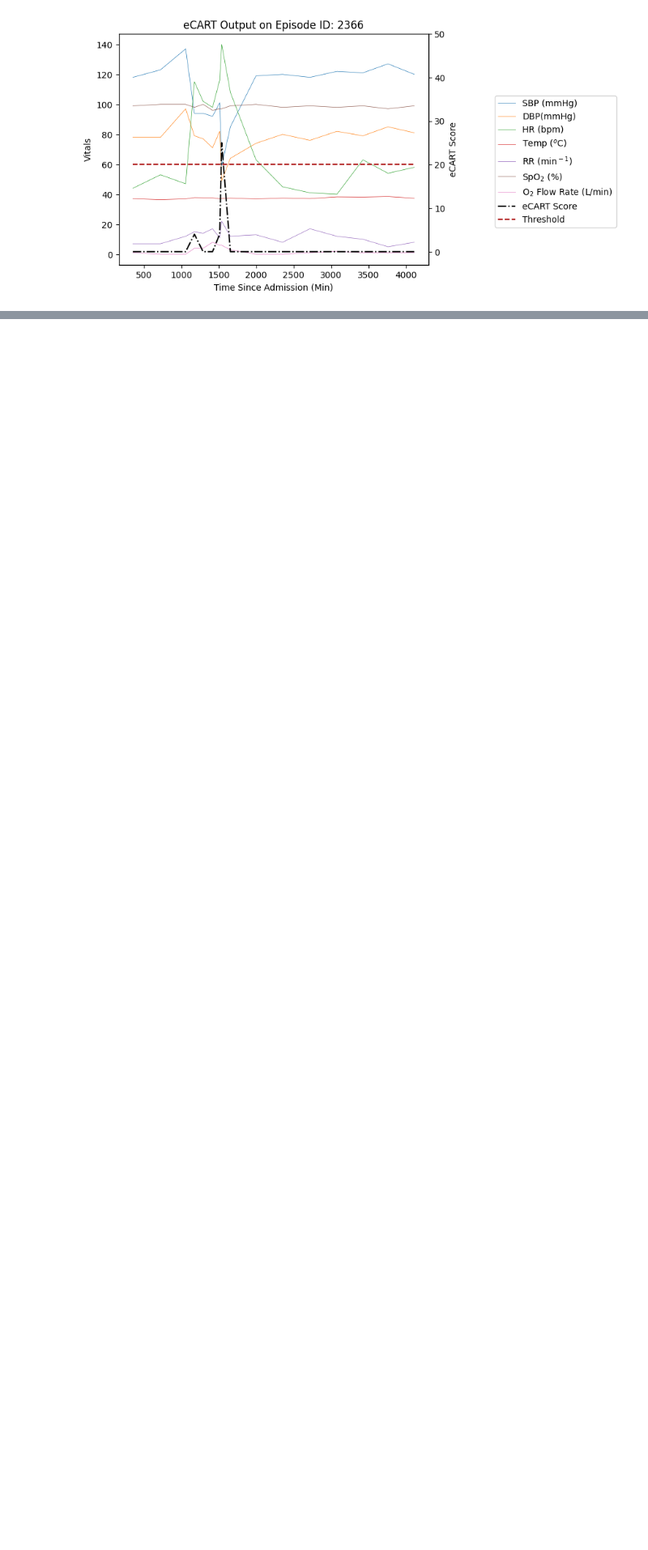
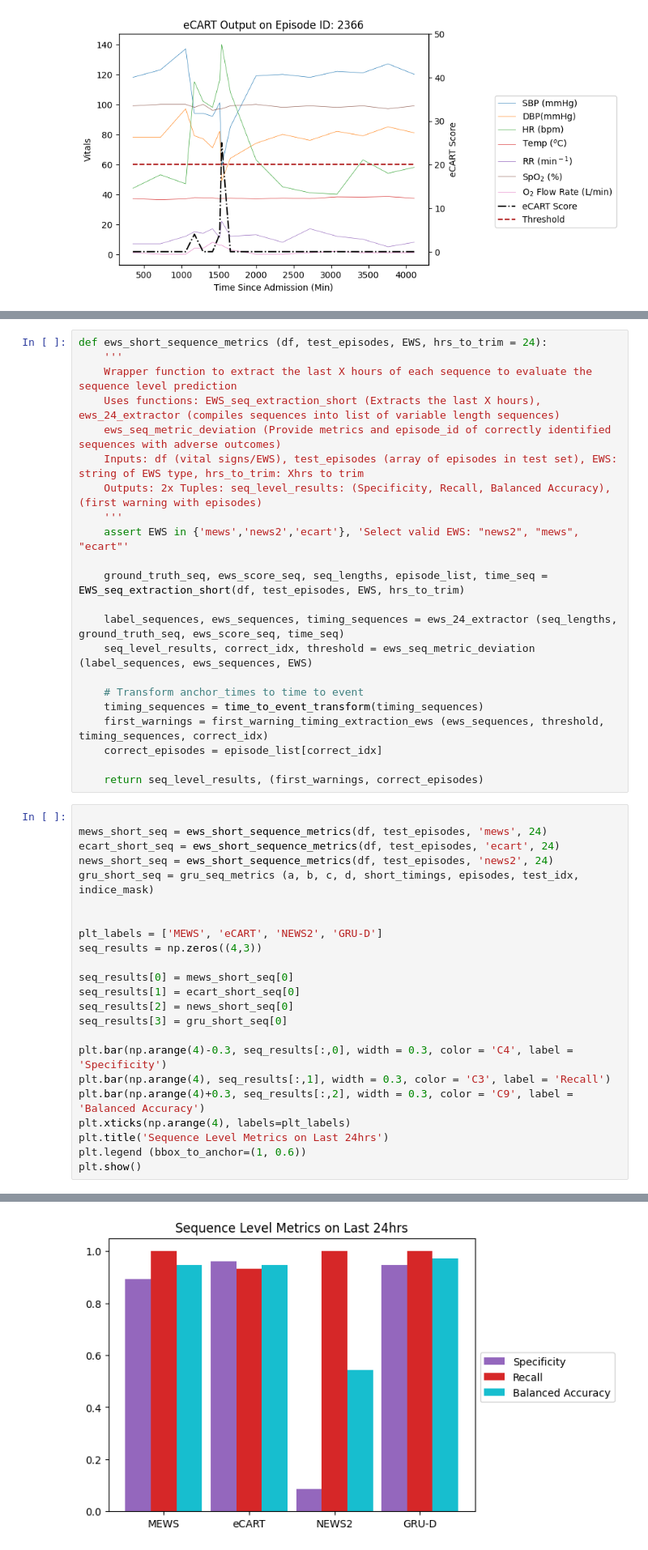
Before and after one commit to GassyAllan/GRU_D_EWS, a Jupyter notebook: GRU_D_Model/GRU_D_Demo.ipynb, the cells around one changed output, grey strips where cells are left out. Shown at 81% size. Cells and saved outputs as stored; diff of their text form; blank space fills up the shorter version.

```diff
--- a/GRU_D_Model/GRU_D_Demo.ipynb
+++ b/GRU_D_Model/GRU_D_Demo.ipynb
@@ -1597,0 +1630,46 @@ short_ground_truth, short_probilities, short_predictions = RNN_24_extractor(b,d,
+# %%
+def ews_short_sequence_metrics (df, test_episodes, EWS, hrs_to_trim = 24):
+    '''
+    Wrapper function to extract the last X hours of each sequence to evaluate the sequence level prediction
+    Uses functions: EWS_seq_extraction_short (Extracts the last X hours), ews_24_extractor (compiles sequences into list of variable length sequences)
+    ews_seq_metric_deviation (Provide metrics and episode_id of correctly identified sequences with adverse outcomes)
+    Inputs: df (vital signs/EWS), test_episodes (array of episodes in test set), EWS: string of EWS type, hrs_to_trim: Xhrs to trim
+    Outputs: 2x Tuples: seq_level_results: (Specificity, Recall, Balanced Accuracy), (first warning with episodes)
+    '''
+    assert EWS in {'mews','news2','ecart'}, 'Select valid EWS: "news2", "mews", "ecart"'
+
+    ground_truth_seq, ews_score_seq, seq_lengths, episode_list, time_seq = EWS_seq_extraction_short(df, test_episodes, EWS, hrs_to_trim)
+
+    label_sequences, ews_sequences, timing_sequences = ews_24_extractor (seq_lengths, ground_truth_seq, ews_score_seq, time_seq)
+    seq_level_results, correct_idx, threshold = ews_seq_metric_deviation (label_sequences, ews_sequences, EWS)
+
+    # Transform anchor_times to time to event
+    timing_sequences = time_to_event_transform(timing_sequences)
+    first_warnings = first_warning_timing_extraction_ews (ews_sequences, threshold, timing_sequences, correct_idx)
+    correct_episodes = episode_list[correct_idx]
+
+    return seq_level_results, (first_warnings, correct_episodes)
+# %%
+
+mews_short_seq = ews_short_sequence_metrics(df, test_episodes, 'mews', 24)
+ecart_short_seq = ews_short_sequence_metrics(df, test_episodes, 'ecart', 24)
+news_short_seq = ews_short_sequence_metrics(df, test_episodes, 'news2', 24)
+gru_short_seq = gru_seq_metrics (a, b, c, d, short_timings, episodes, test_idx, indice_mask)
+
+
+plt_labels = ['MEWS', 'eCART', 'NEWS2', 'GRU-D']
+seq_results = np.zeros((4,3))
+
+seq_results[0] = mews_short_seq[0]
+seq_results[1] = ecart_short_seq[0]
+seq_results[2] = news_short_seq[0]
+seq_results[3] = gru_short_seq[0]
+
+plt.bar(np.arange(4)-0.3, seq_results[:,0], width = 0.3, color = 'C4', label = 'Specificity')
+plt.bar(np.arange(4), seq_results[:,1], width = 0.3, color = 'C3', label = 'Recall')
+plt.bar(np.arange(4)+0.3, seq_results[:,2], width = 0.3, color = 'C9', label = 'Balanced Accuracy')
+plt.xticks(np.arange(4), labels=plt_labels)
+plt.title('Sequence Level Metrics on Last 24hrs')
+plt.legend (bbox_to_anchor=(1, 0.6))
+plt.show()
+# %% [output]
@@ -1598 +1692,2 @@ short_ground_truth, short_probilities, short_predictions = RNN_24_extractor(b,d,
+[figure, added]
 # %%
```
Also changed, not shown: parts of 37 cells of this notebook.
